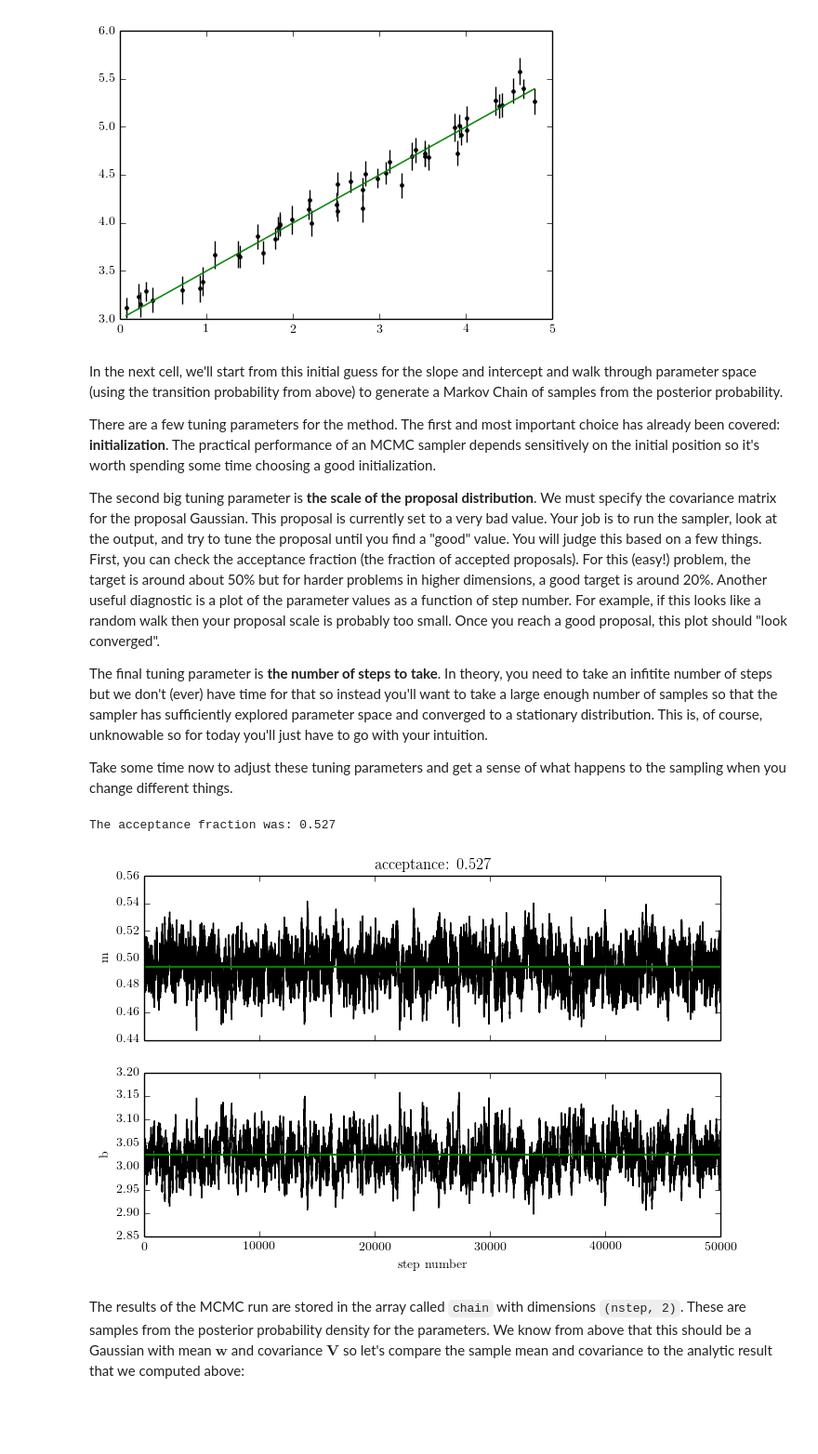
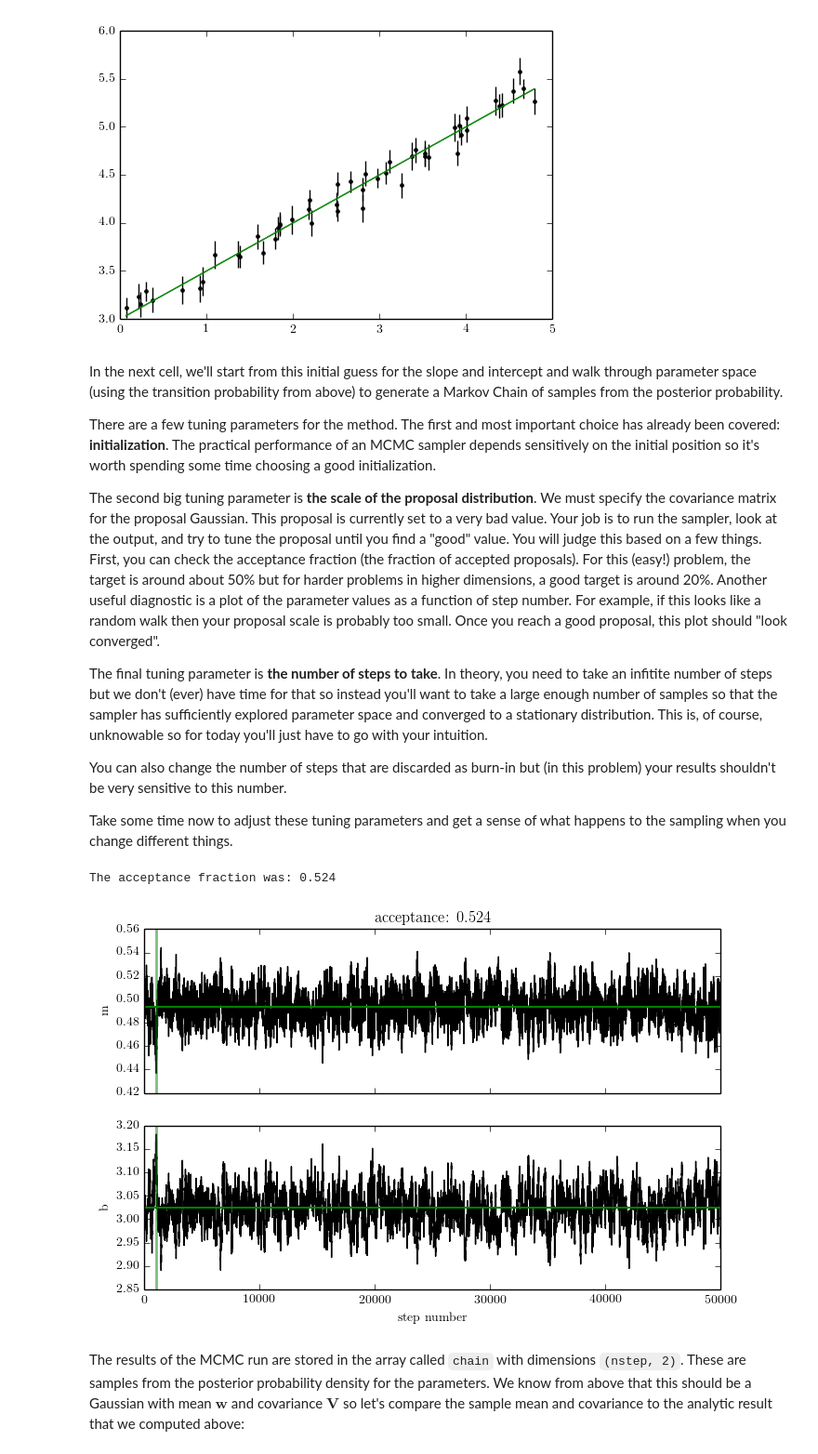
Before and after one commit to LocalGroupAstrostatistics2015/MCMC, a Jupyter notebook: MCMC tutorial (solutions).ipynb, the cells around one changed output. Shown at 93% size. Cells and saved outputs as stored; diff of their text form; code cells hidden in the pictures; blank space fills up the shorter version.

```diff
--- a/MCMC tutorial (solutions).ipynb
+++ b/MCMC tutorial (solutions).ipynb
@@ -217,39 +222,46 @@ The second big tuning parameter is **the scale of the proposal distribution**. W
 
 The final tuning parameter is **the number of steps to take**. In theory, you need to take an infitite number of steps but we don't (ever) have time for that so instead you'll want to take a large enough number of samples so that the sampler has sufficiently explored parameter space and converged to a stationary distribution. This is, of course, unknowable so for today you'll just have to go with your intuition.
 
+You can also change the number of steps that are discarded as burn-in but (in this problem) your results shouldn't be very sensitive to this number.
+
 Take some time now to adjust these tuning parameters and get a sense of what happens to the sampling when you change different things.
 # %%
 # Edit this line to specify the proposal covariance:
 step = np.diag([1e-4, 1e-4])
 
 # Edit this line to choose the number of steps you want to take:
 nstep = 50000
+
+# Edit this line to set the number steps to discard as burn-in.
+nburn = 1000
 
 # You shouldn't need to change any of the lines below here.
 p0 = np.array([m_initial, b_initial])
 lp0 = lnpost_linear(p0)
 chain = np.empty((nstep, len(p0)))
 for i in range(len(chain)):
     p0, lp0 = metropolis_step(lnpost_linear, p0, lp0, step)
     chain[i] = p0
 
 # Compute the acceptance fraction.
 acc = float(np.any(np.diff(chain, axis=0), axis=1).sum()) / (len(chain)-1)
 print("The acceptance fraction was: {0:.3f}".format(acc))
 
 # Plot the traces.
 fig, axes = plt.subplots(2, 1, figsize=(8, 5), sharex=True)
 axes[0].plot(chain[:, 0], "k")
 axes[0].axhline(w[0], color="g", lw=1.5)
 axes[0].set_ylabel("m")
+axes[0].axvline(nburn, color="g", alpha=0.5, lw=2)
 axes[1].plot(chain[:, 1], "k")
 axes[1].axhline(w[1], color="g", lw=1.5)
 axes[1].set_ylabel("b")
+axes[1].axvline(nburn, color="g", alpha=0.5, lw=2)
 axes[1].set_xlabel("step number")
 axes[0].set_title("acceptance: {0:.3f}".format(acc));
 # %% [output]
-The acceptance fraction was: 0.527
+The acceptance fraction was: 0.524
-[figure, old version]
+[figure, new version]
 # %% [markdown]
 The results of the MCMC run are stored in the array called `chain` with dimensions `(nstep, 2)`. These are samples from the posterior probability density for the parameters. We know from above that this should be a Gaussian with mean $\mathbf{w}$ and covariance $\mathbf{V}$ so let's compare the sample mean and covariance to the analytic result that we computed above:
 # %%
```
Also changed, not shown: parts of 17 cells of this notebook.
